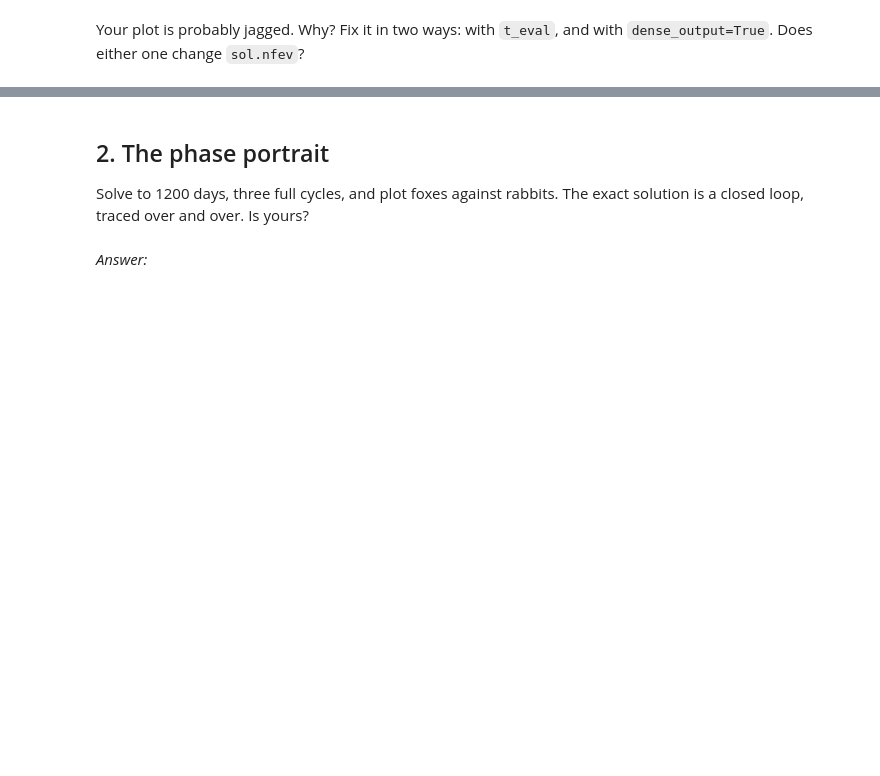
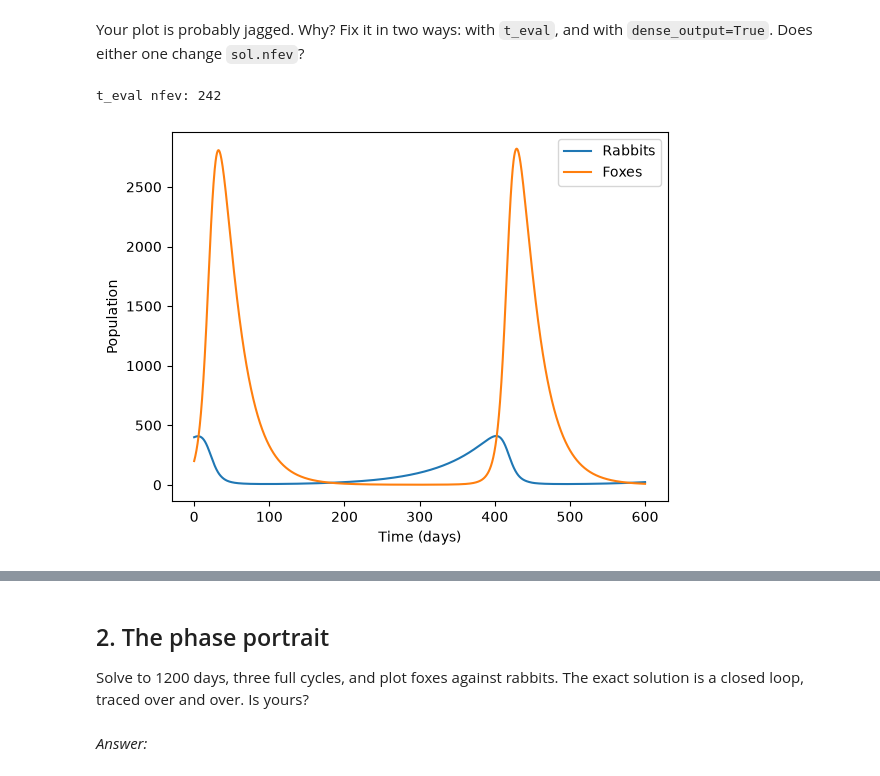
Before and after one commit to Benuloh99/differential-equations, a Jupyter notebook: rabbits-and-foxes.ipynb, the cells around one changed output, grey strips where cells are left out. Cells and saved outputs as stored; diff of their text form; code cells hidden in the pictures; blank space fills up the shorter version.

```diff
--- a/rabbits-and-foxes.ipynb
+++ b/rabbits-and-foxes.ipynb
@@ -55,3 +80,19 @@ against time, with axis labels and a legend.
 # %% [markdown]
 Your plot is probably jagged. Why? Fix it in two ways: with `t_eval`, and with
 `dense_output=True`. Does either one change `sol.nfev`?
+# %%
+times = np.linspace(0, 600, 2000)
+
+sol_eval = solve_ivp(dydt, (0, 600), y0, t_eval=times)
+
+print("t_eval nfev:", sol_eval.nfev)
+
+plt.plot(sol_eval.t, sol_eval.y[0], label="Rabbits")
+plt.plot(sol_eval.t, sol_eval.y[1], label="Foxes")
+plt.xlabel("Time (days)")
+plt.ylabel("Population")
+plt.legend()
+plt.show()
+# %% [output]
+t_eval nfev: 242
+[figure, added]
```
Also changed, not shown: parts of 3 cells of this notebook.
